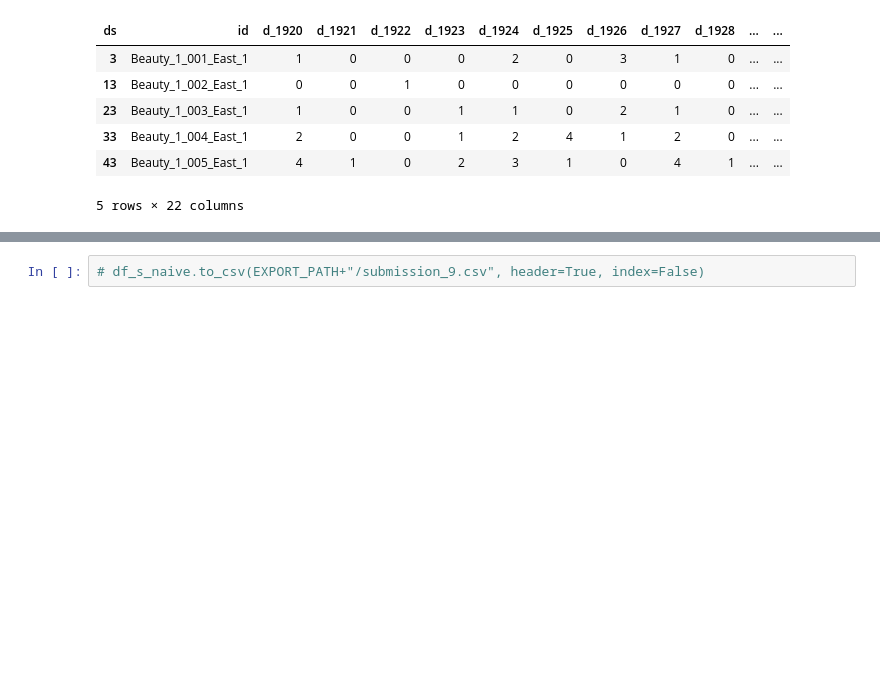
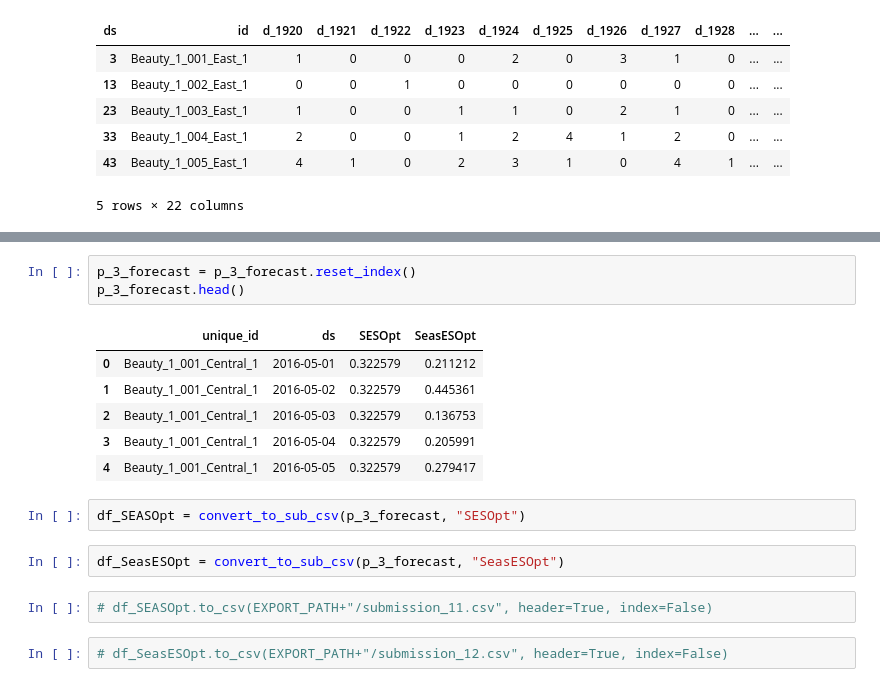
Before and after one commit to TristanKoh/ads-final-project, a Jupyter notebook: code/naive_baseline_models.ipynb, the cells around one changed output, grey strips where cells are left out. Cells and saved outputs as stored; diff of their text form; blank space fills up the shorter version.

```diff
--- a/code/naive_baseline_models.ipynb
+++ b/code/naive_baseline_models.ipynb
@@ -352,2 +440,18 @@ df_s_naive.head()
+# %%
+p_3_forecast = p_3_forecast.reset_index()
+p_3_forecast.head()
+# %% [output]
+|  | unique_id | ds | SESOpt | SeasESOpt |
+| 0 | Beauty_1_001_Central_1 | 2016-05-01 | 0.322579 | 0.211212 |
+| 1 | Beauty_1_001_Central_1 | 2016-05-02 | 0.322579 | 0.445361 |
+| 2 | Beauty_1_001_Central_1 | 2016-05-03 | 0.322579 | 0.136753 |
+| 3 | Beauty_1_001_Central_1 | 2016-05-04 | 0.322579 | 0.205991 |
+| 4 | Beauty_1_001_Central_1 | 2016-05-05 | 0.322579 | 0.279417 |
+# %%
+df_SEASOpt = convert_to_sub_csv(p_3_forecast, "SESOpt")
+# %%
+df_SeasESOpt = convert_to_sub_csv(p_3_forecast, "SeasESOpt")
 # %%
-# df_s_naive.to_csv(EXPORT_PATH+"/submission_9.csv", header=True, index=False)
+# df_SEASOpt.to_csv(EXPORT_PATH+"/submission_11.csv", header=True, index=False)
+# %%
+# df_SeasESOpt.to_csv(EXPORT_PATH+"/submission_12.csv", header=True, index=False)
```
Also changed, not shown: parts of 16 cells of this notebook, 2 other files.
